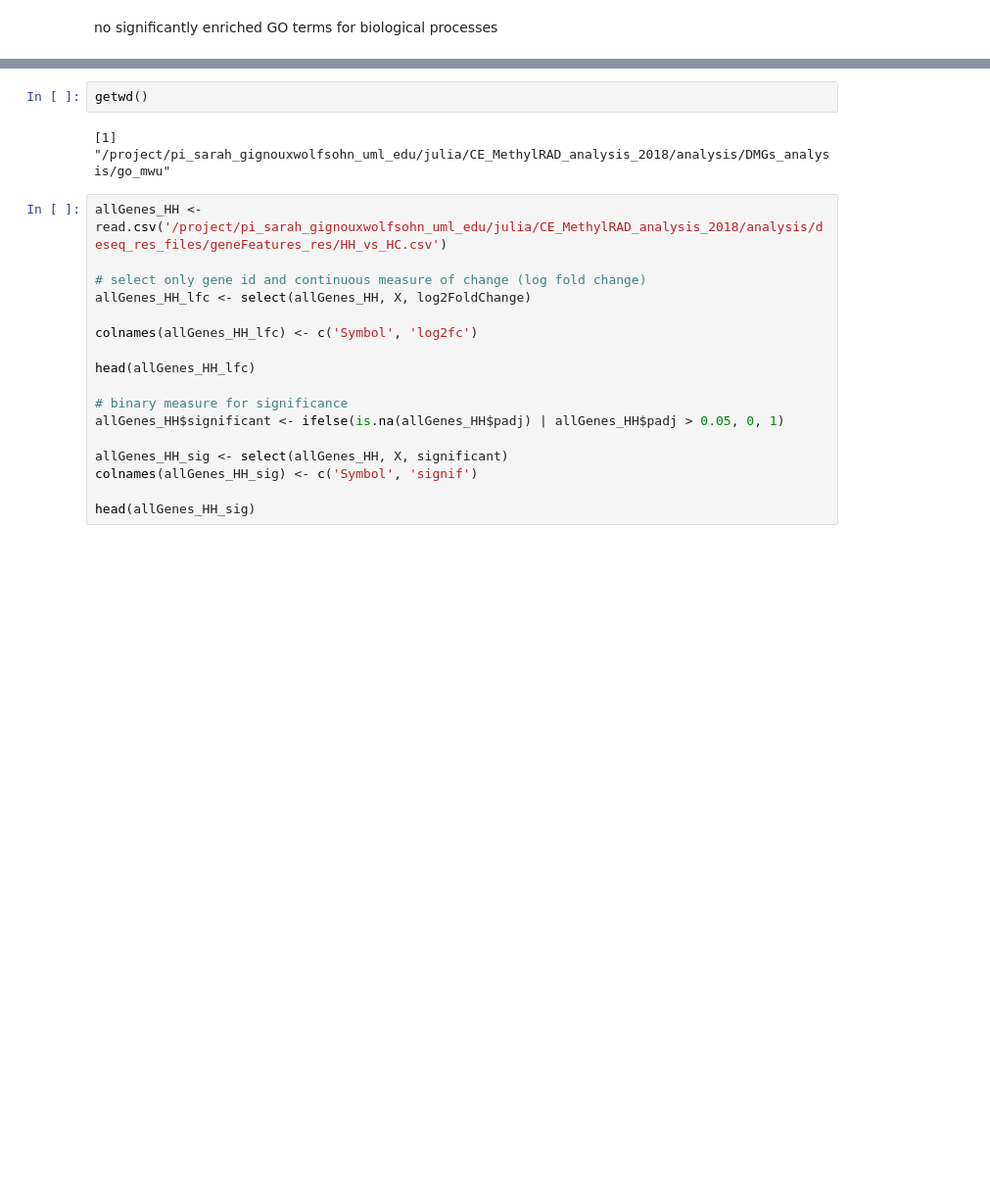
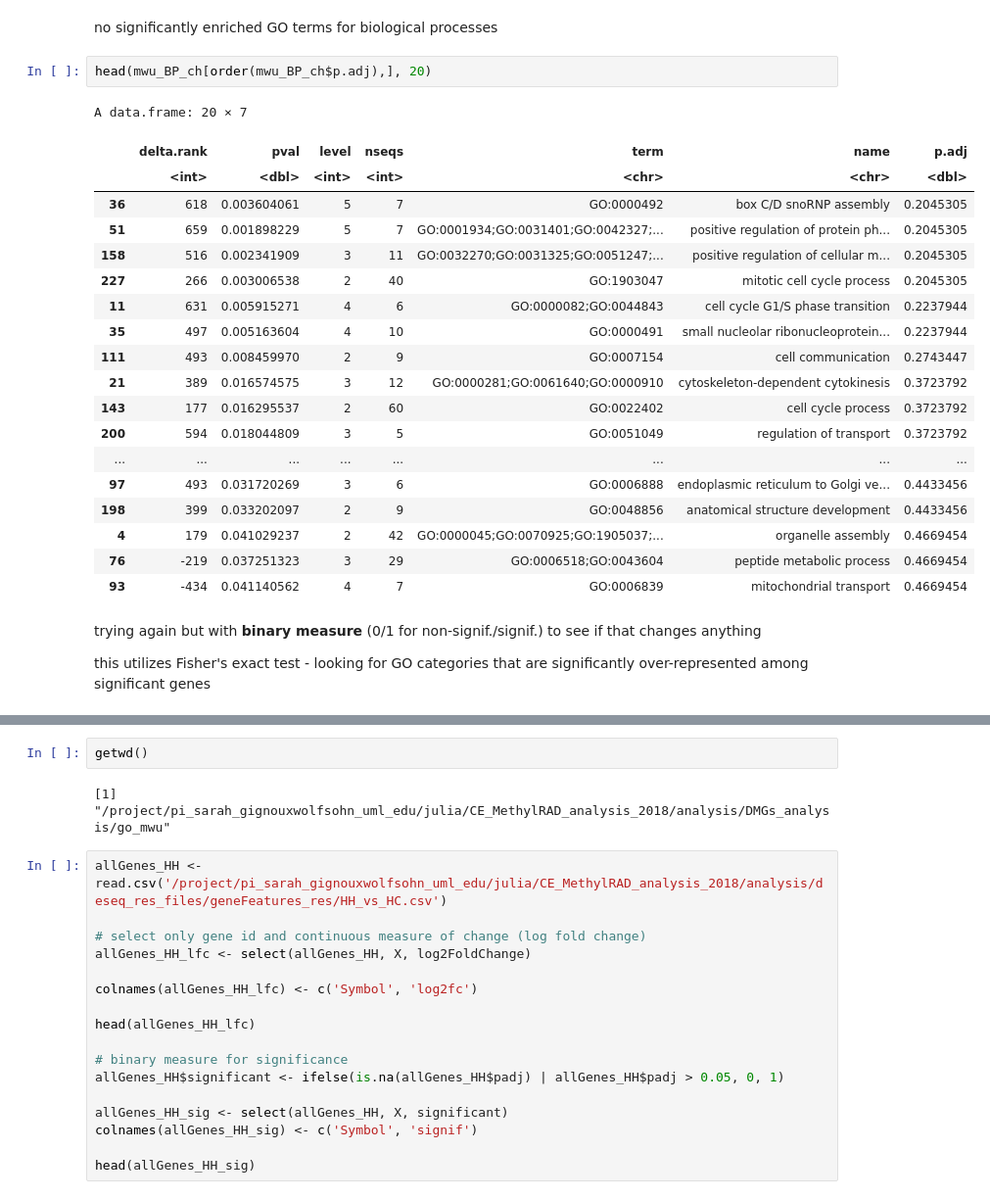
Before and after one commit to jgmcdonough/CE18_methylRAD_analysis, a Jupyter notebook: analysis/DMGs_analysis/go_mwu/go_mwu.ipynb, the cells around one changed output, grey strips where cells are left out. Shown at 98% size. Drawn from its saved outputs; the diff is of its cells as text; blank space fills up the shorter version.

```diff
--- a/analysis/DMGs_analysis/go_mwu/go_mwu.ipynb
+++ b/analysis/DMGs_analysis/go_mwu/go_mwu.ipynb
@@ -191,2 +247,28 @@ A data.frame: 0 × 7
 # %% [markdown]
 no significantly enriched GO terms for biological processes
+# %%
+head(mwu_BP_ch[order(mwu_BP_ch$p.adj),], 20)
+# %% [output]
+A data.frame: 20 × 7
+|  | delta.rank | pval | level | nseqs | term | name | p.adj |
+|  | <int> | <dbl> | <int> | <int> | <chr> | <chr> | <dbl> |
+| 36 | 618 | 0.003604061 | 5 | 7 | GO:0000492 | box C/D snoRNP assembly | 0.2045305 |
+| 51 | 659 | 0.001898229 | 5 | 7 | GO:0001934;GO:0031401;GO:0042327;... | positive regulation of protein ph... | 0.2045305 |
+| 158 | 516 | 0.002341909 | 3 | 11 | GO:0032270;GO:0031325;GO:0051247;... | positive regulation of cellular m... | 0.2045305 |
+| 227 | 266 | 0.003006538 | 2 | 40 | GO:1903047 | mitotic cell cycle process | 0.2045305 |
+| 11 | 631 | 0.005915271 | 4 | 6 | GO:0000082;GO:0044843 | cell cycle G1/S phase transition | 0.2237944 |
+| 35 | 497 | 0.005163604 | 4 | 10 | GO:0000491 | small nucleolar ribonucleoprotein... | 0.2237944 |
+| 111 | 493 | 0.008459970 | 2 | 9 | GO:0007154 | cell communication | 0.2743447 |
+| 21 | 389 | 0.016574575 | 3 | 12 | GO:0000281;GO:0061640;GO:0000910 | cytoskeleton-dependent cytokinesis | 0.3723792 |
+| 143 | 177 | 0.016295537 | 2 | 60 | GO:0022402 | cell cycle process | 0.3723792 |
+| 200 | 594 | 0.018044809 | 3 | 5 | GO:0051049 | regulation of transport | 0.3723792 |
+| ... | ... | ... | ... | ... | ... | ... | ... |
+| 97 | 493 | 0.031720269 | 3 | 6 | GO:0006888 | endoplasmic reticulum to Golgi ve... | 0.4433456 |
+| 198 | 399 | 0.033202097 | 2 | 9 | GO:0048856 | anatomical structure development | 0.4433456 |
+| 4 | 179 | 0.041029237 | 2 | 42 | GO:0000045;GO:0070925;GO:1905037;... | organelle assembly | 0.4669454 |
+| 76 | -219 | 0.037251323 | 3 | 29 | GO:0006518;GO:0043604 | peptide metabolic process | 0.4669454 |
+| 93 | -434 | 0.041140562 | 4 | 7 | GO:0006839 | mitochondrial transport | 0.4669454 |
+# %% [markdown]
+trying again but with **binary measure** (0/1 for non-signif./signif.) to see if that changes anything
+
+this utilizes Fisher's exact test - looking for GO categories that are significantly over-represented among significant genes
```
Also changed, not shown: parts of 36 cells of this notebook, 12 other files.
